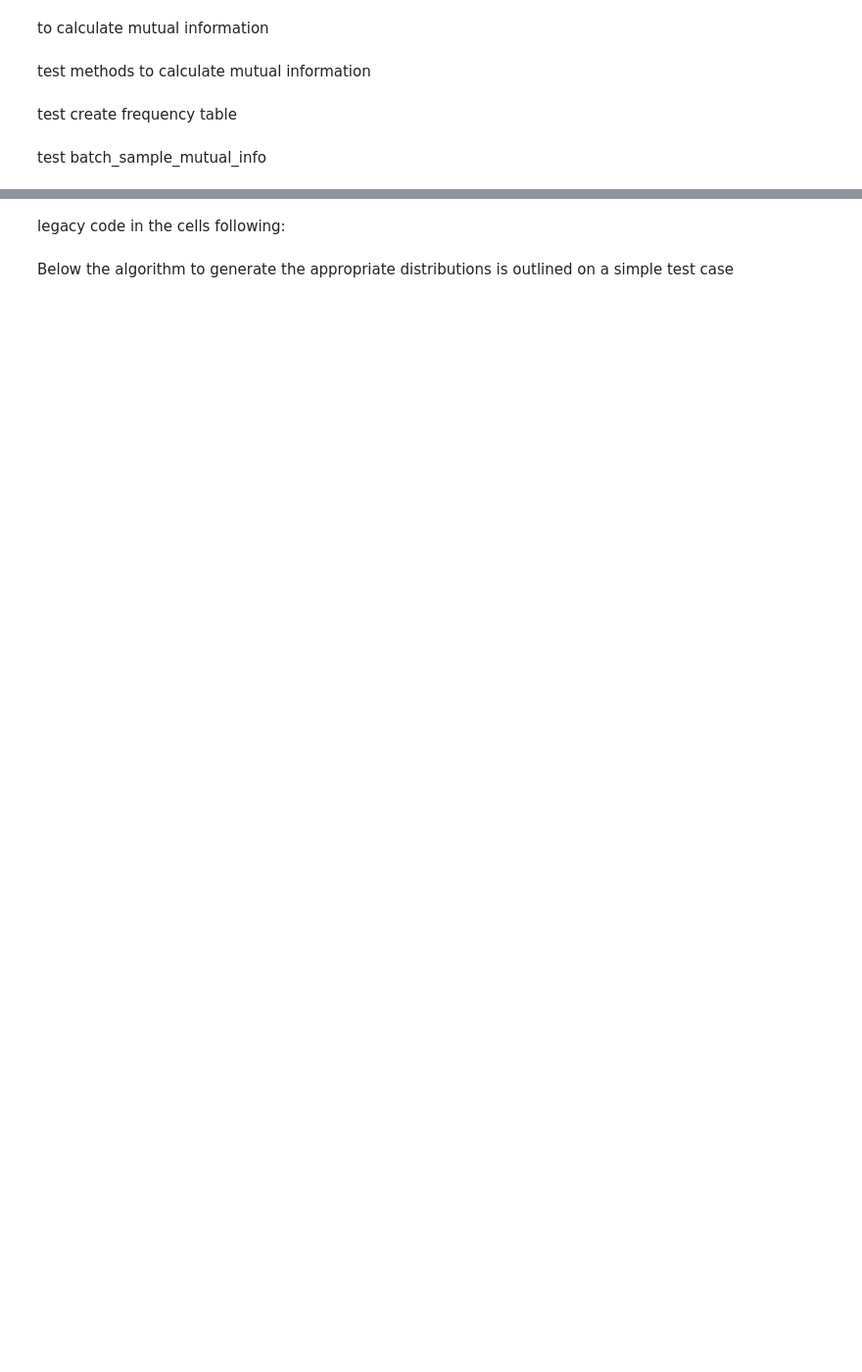
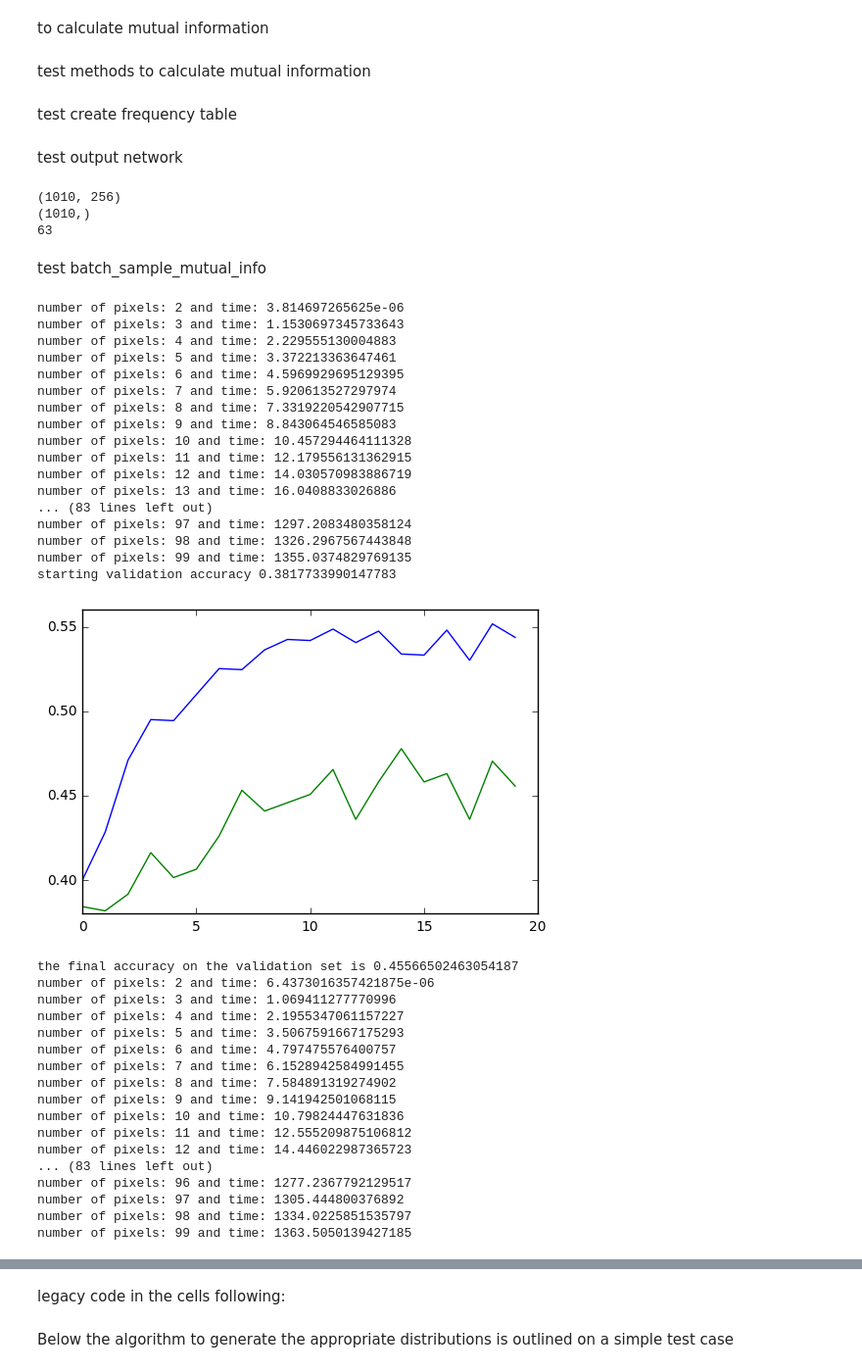
Before and after one commit to cjidboon94/master_thesis, a Jupyter notebook: research_mutual_info.ipynb, the cells around one changed output, grey strips where cells are left out. Shown at 98% size. Drawn from its saved outputs; the diff is of its cells as text; code cells hidden in the pictures; blank space fills up the shorter version.

```diff
--- a/research_mutual_info.ipynb
+++ b/research_mutual_info.ipynb
@@ -389,5 +473,66 @@ exp_freq_table = np.array([
     [0, 2, 0, 2]
 ])
 assert np.all(exp_freq_table == freq_df.values)
+# %% [markdown]
+test output network
+# %%
+network = get_network.get_random_network()
+X = X_train[:1010]
+print(X.shape)
+number_of_classes = 3
+
+out = get_output_network(network, X, number_of_classes)
+print(out.shape)
+print(len(out[out==0]))
+# %% [output]
+(1010, 256)
+(1010,)
+63
 # %% [markdown]
 test batch_sample_mutual_info
+# %%
+mean_mutual_info_random_network = batch_sample_mutual_info(
+    all_pictures, number_of_networks=1, max_selected_input_pixels=100,
+    number_of_positions=100, network_type="random"
+)
+
+mean_mutual_info_trained_network = batch_sample_mutual_info(
+    all_pictures, number_of_networks=1, max_selected_input_pixels=100,
+    number_of_positions=100, network_type="trained"
+)
+# %% [output]
+number of pixels: 2 and time: 3.814697265625e-06
+number of pixels: 3 and time: 1.1530697345733643
+number of pixels: 4 and time: 2.229555130004883
+number of pixels: 5 and time: 3.372213363647461
+number of pixels: 6 and time: 4.5969929695129395
+number of pixels: 7 and time: 5.920613527297974
+number of pixels: 8 and time: 7.3319220542907715
+number of pixels: 9 and time: 8.843064546585083
+number of pixels: 10 and time: 10.457294464111328
+number of pixels: 11 and time: 12.179556131362915
+number of pixels: 12 and time: 14.030570983886719
+number of pixels: 13 and time: 16.0408833026886
+... (83 lines left out)
+number of pixels: 97 and time: 1297.2083480358124
+number of pixels: 98 and time: 1326.2967567443848
+number of pixels: 99 and time: 1355.0374829769135
+starting validation accuracy 0.3817733990147783
+[figure, added]
+the final accuracy on the validation set is 0.45566502463054187
+number of pixels: 2 and time: 6.4373016357421875e-06
+number of pixels: 3 and time: 1.069411277770996
+number of pixels: 4 and time: 2.1955347061157227
+number of pixels: 5 and time: 3.5067591667175293
+number of pixels: 6 and time: 4.797475576400757
+number of pixels: 7 and time: 6.1528942584991455
+number of pixels: 8 and time: 7.584891319274902
+number of pixels: 9 and time: 9.141942501068115
+number of pixels: 10 and time: 10.79824447631836
+number of pixels: 11 and time: 12.555209875106812
+number of pixels: 12 and time: 14.446022987365723
+... (83 lines left out)
+number of pixels: 96 and time: 1277.2367792129517
+number of pixels: 97 and time: 1305.444800376892
+number of pixels: 98 and time: 1334.0225851535797
+number of pixels: 99 and time: 1363.5050139427185
```
Also changed, not shown: parts of 20 cells of this notebook.
